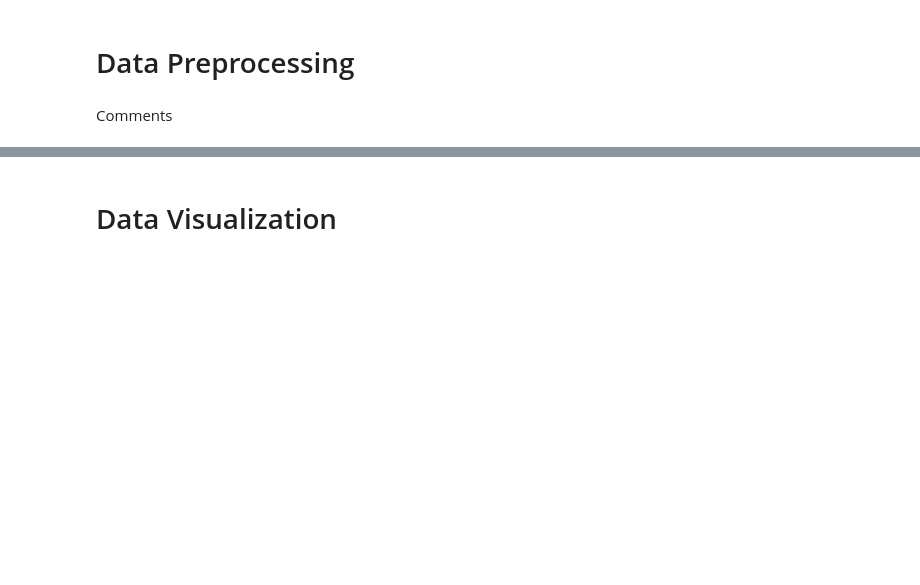
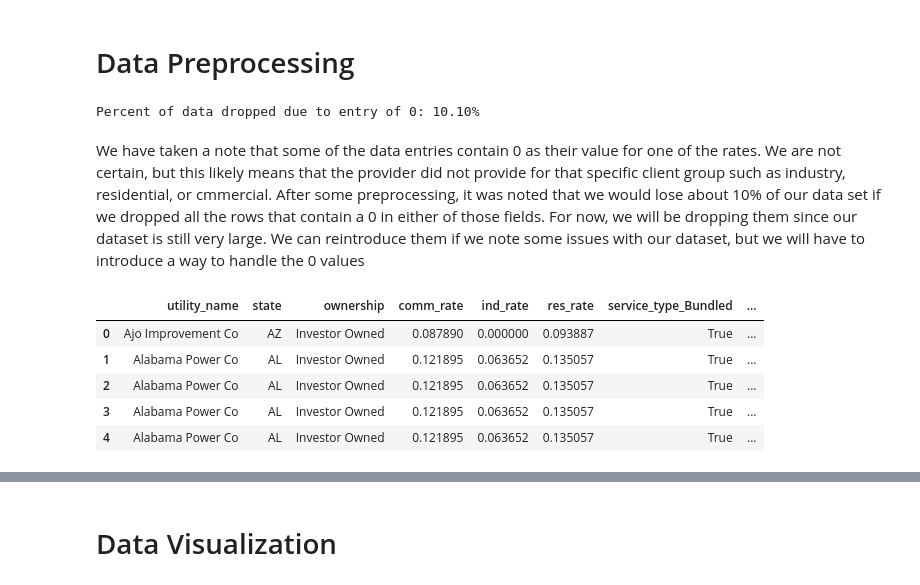
Before and after one commit to jorgevaz47/CST383_DS_Project, a Jupyter notebook: DS_Project.ipynb, the cells around one changed output, grey strips where cells are left out. Cells and saved outputs as stored; diff of their text form; code cells hidden in the pictures; blank space fills up the shorter version.

```diff
--- a/DS_Project.ipynb
+++ b/DS_Project.ipynb
@@ -189,2 +189,18 @@ README Updated
+# %%
+indices = np.where((df["comm_rate"] == 0) | (df["ind_rate"] == 0) | (df["res_rate"] == 0))[0]
+mask = np.isin(df.index, indices)
+print(f"Percent of data dropped due to entry of 0: {((df[mask].shape[0] / df.shape[0])*100):.2f}%")
+# %% [output]
+Percent of data dropped due to entry of 0: 10.10%
 # %% [markdown]
-Comments
+We have taken a note that some of the data entries contain 0 as their value for one of the rates. We are not certain, but this likely means that the provider did not provide for that specific client group such as industry, residential, or cmmercial. After some preprocessing, it was noted that we would lose about 10% of our data set if we dropped all the rows that contain a 0 in either of those fields. For now, we will be dropping them since our dataset is still very large. We can reintroduce them if we note some issues with our dataset, but we will have to introduce a way to handle the 0 values
+# %%
+df = pd.get_dummies(df, columns=["service_type"])
+df.head()
+# %% [output]
+|  | utility_name | state | ownership | comm_rate | ind_rate | res_rate | service_type_Bundled | ... |
+| 0 | Ajo Improvement Co | AZ | Investor Owned | 0.087890 | 0.000000 | 0.093887 | True | ... |
+| 1 | Alabama Power Co | AL | Investor Owned | 0.121895 | 0.063652 | 0.135057 | True | ... |
+| 2 | Alabama Power Co | AL | Investor Owned | 0.121895 | 0.063652 | 0.135057 | True | ... |
+| 3 | Alabama Power Co | AL | Investor Owned | 0.121895 | 0.063652 | 0.135057 | True | ... |
+| 4 | Alabama Power Co | AL | Investor Owned | 0.121895 | 0.063652 | 0.135057 | True | ... |
```
Also changed, not shown: parts of 5 cells of this notebook.
